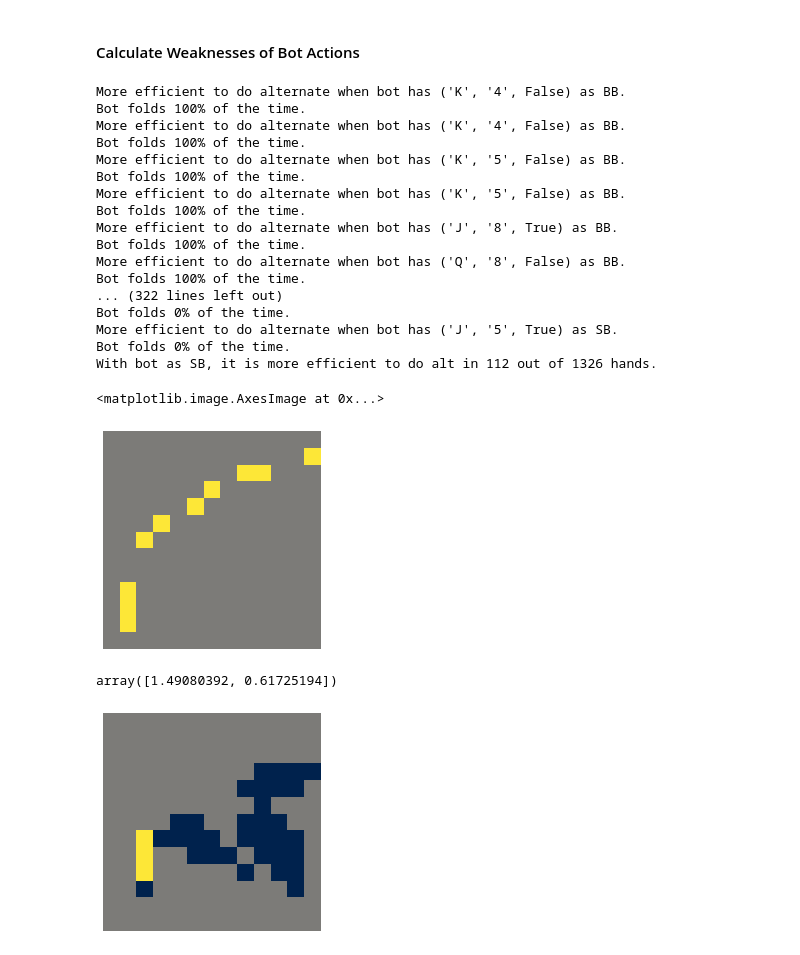
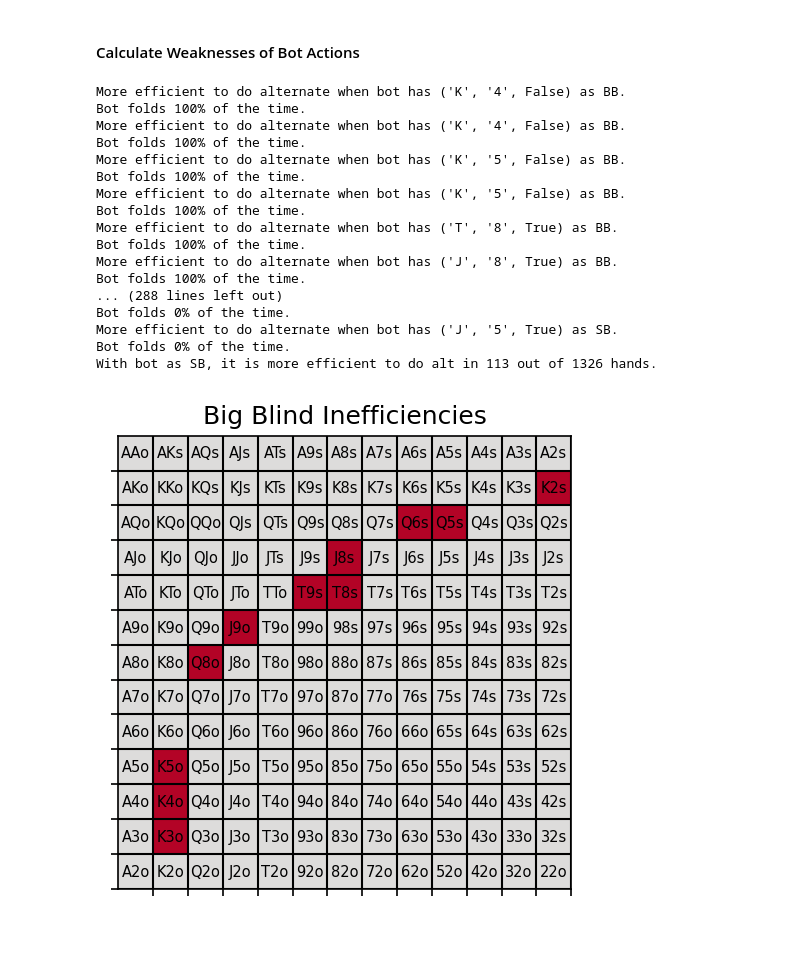
Before and after one commit to nrlopez03/CFR-Poker, a Jupyter notebook: CFR.ipynb, the cells around one changed output. Saved outputs shown, nothing was run; the diff lists cells and outputs as text; code cells hidden in the pictures.

```diff
--- a/CFR.ipynb
+++ b/CFR.ipynb
@@ -1316,11 +1266,13 @@ for hand1 in poss_hands:
         botKey = (max(card1[0], card2[0]), min(card1[0], card2[0]), card1[1] == card2[1])
         print(f"More efficient to do alternate when bot has {botKey} as BB.")
         print(f"Bot folds {round((1 - bot_folds ) * 100, 2)}% of the time.")
-        index1 = min(card1[0], card2[0]) if card1[1] == card2[1] else max(card1[0], card2[0])
-        index2 = max(card1[0], card2[0]) if card1[1] == card2[1] else min(card1[0], card2[0])
+        # index1 = min(card1[0], card2[0]) if card1[1] == card2[1] else max(card1[0], card2[0])
+        # index2 = max(card1[0], card2[0]) if card1[1] == card2[1] else min(card1[0], card2[0])
+        index1 = min(cards_to_numbers[card1[0]], cards_to_numbers[card2[0]]) if card1[1] == card2[1] else max(cards_to_numbers[card1[0]], cards_to_numbers[card2[0]])
+        index2 = max(cards_to_numbers[card1[0]], cards_to_numbers[card2[0]]) if card1[1] == card2[1] else min(cards_to_numbers[card1[0]], cards_to_numbers[card2[0]])
         # bot folds > 0.5 means tighter is better
         # bot folds < 0.5 means looser is better
-        inefficientBB[14-cards_to_numbers[index2]][14-cards_to_numbers[index1]] = -1.0 if bot_folds > 0.5 else 1.0
+        inefficientBB[14-index2][14-index1] = -1.0 if bot_folds > 0.5 else 1.0
 
 print(f"With bot as BB, it is more efficient to do alt in {altHands} out of {totalHands} hands.")
 
@@ -1398,34 +1350,37 @@ More efficient to do alternate when bot has ('K', '5', False) as BB.
 Bot folds 100% of the time.
 More efficient to do alternate when bot has ('K', '5', False) as BB.
 Bot folds 100% of the time.
+More efficient to do alternate when bot has ('T', '8', True) as BB.
+Bot folds 100% of the time.
 More efficient to do alternate when bot has ('J', '8', True) as BB.
 Bot folds 100% of the time.
-More efficient to do alternate when bot has ('Q', '8', False) as BB.
-Bot folds 100% of the time.
-... (322 lines left out)
+... (288 lines left out)
 Bot folds 0% of the time.
 More efficient to do alternate when bot has ('J', '5', True) as SB.
 Bot folds 0% of the time.
-With bot as SB, it is more efficient to do alt in 112 out of 1326 hands.
+With bot as SB, it is more efficient to do alt in 113 out of 1326 hands.
-# %%
-# plot aesthetic choices
-# choose color from here: https://matplotlib.org/stable/users/explain/colors/colormaps.html
-# TODO - maybe move up top
-cmap = plt.cm.get_cmap('cividis')
-norm = Normalize(vmin=-1, vmax=1)
-
-# Big blind inefficiencies
-plt.axis('off')
-plt.imshow(inefficientBB, cmap=cmap, norm=norm)
-# %% [output]
-<matplotlib.image.AxesImage at 0x...>
-[figure, removed]
-# %%
-# Small blind inefficiencies
-plt.axis('off')
-plt.imshow(inefficientSB, cmap=cmap, norm=norm)
-
-p1_resp[hand_to_num[('Td', '3d')]]
-# %% [output]
-array([1.49080392, 0.61725194])
-[figure, removed]
+# %%
+# plot aesthetic choices
+# choose color from here: https://matplotlib.org/stable/users/explain/colors/colormaps.html
+cmap = plt.cm.get_cmap('coolwarm')
+norm = Normalize(vmin=-1, vmax=1)
+
+# Big blind inefficiencies
+plt.imshow(inefficientBB, cmap=cmap, norm=norm)
+# cbar = plt.colorbar()
+# cbar.set_label('Fold Proportion')
+plt.title('Big Blind Inefficiencies')
+xtick_positions = [i + 0.5 for i in range(len(push_fold_array[0]))]
+ytick_positions = [i + 0.5 for i in range(len(push_fold_array))]
+xtick_labels = [''] * len(push_fold_array[0])
+ytick_labels = [''] * len(push_fold_array[0])
+plt.xticks(xtick_positions, xtick_labels)
+plt.yticks(ytick_positions, ytick_labels)
+plt.grid(True, which='both', linestyle='-', linewidth=1, color='black')
+for i in range(len(push_fold_array)):
+    for j in range(len(push_fold_array[0])):
+        plt.text(j , i, box_labels[i][j],
+                 ha='center', va='center', color='black', fontsize=7)
+plt.show()
+# %% [output]
+[figure, added]
```
Also changed, not shown: parts of 13 cells of this notebook, 6 other files.
